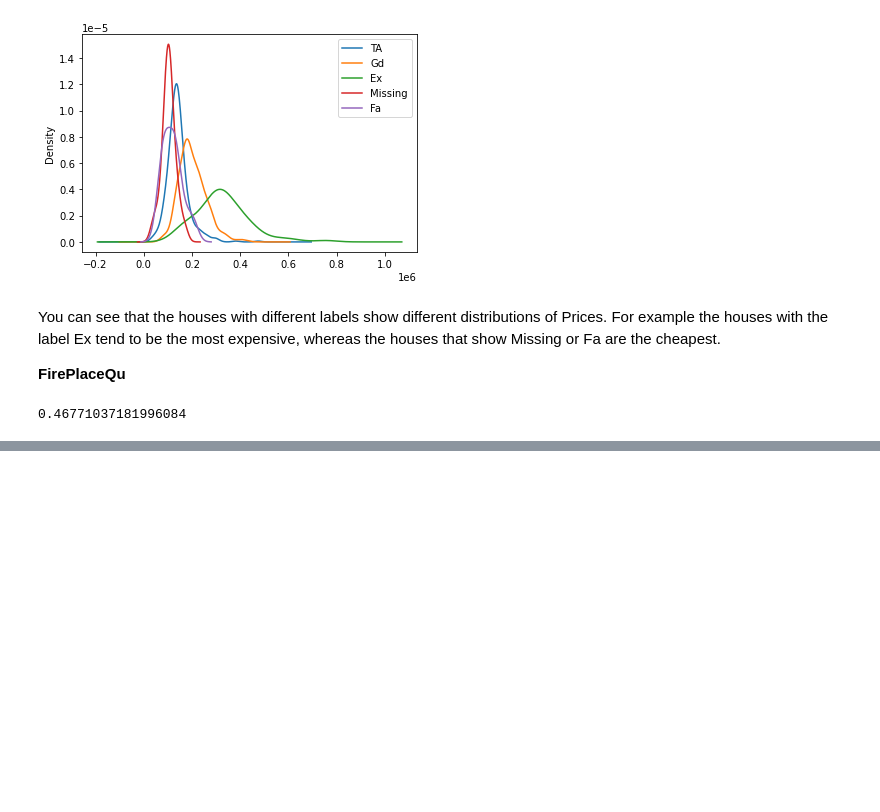
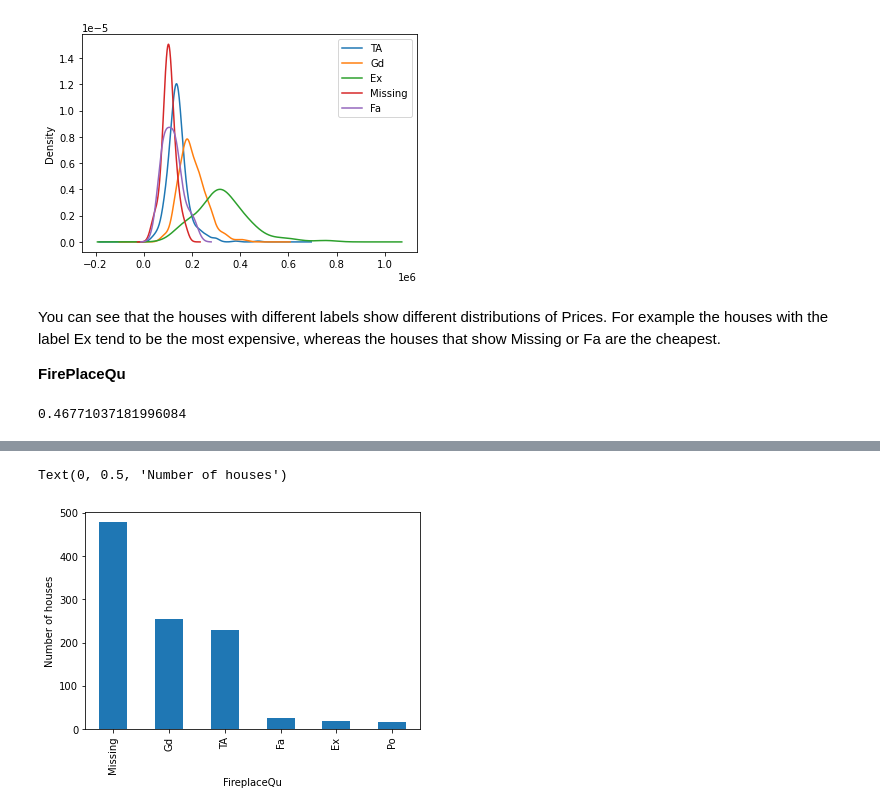
Before and after one commit to pvsnp9/Feature-Enginering, a Jupyter notebook: section_missing_data/06_missing_category_imputation.ipynb, the cells around one changed output, grey strips where cells are left out. Drawn from its saved outputs; the diff is of its cells as text; code cells hidden in the pictures; blank space fills up the shorter version.

```diff
--- a/section_missing_data/06_missing_category_imputation.ipynb
+++ b/section_missing_data/06_missing_category_imputation.ipynb
@@ -135,0 +155,10 @@ X_train['FireplaceQu'].isnull().mean()
+# %%
+# let's inspect the number of observations per category
+# in the imputed variable
+
+X_train['FireplaceQu'].value_counts().sort_values(ascending=False).plot.bar()
+plt.xlabel('FireplaceQu')
+plt.ylabel('Number of houses')
+# %% [output]
+Text(0, 0.5, 'Number of houses')
+[figure, added]
```
Also changed, not shown: parts of 7 cells of this notebook, 1 other file.
